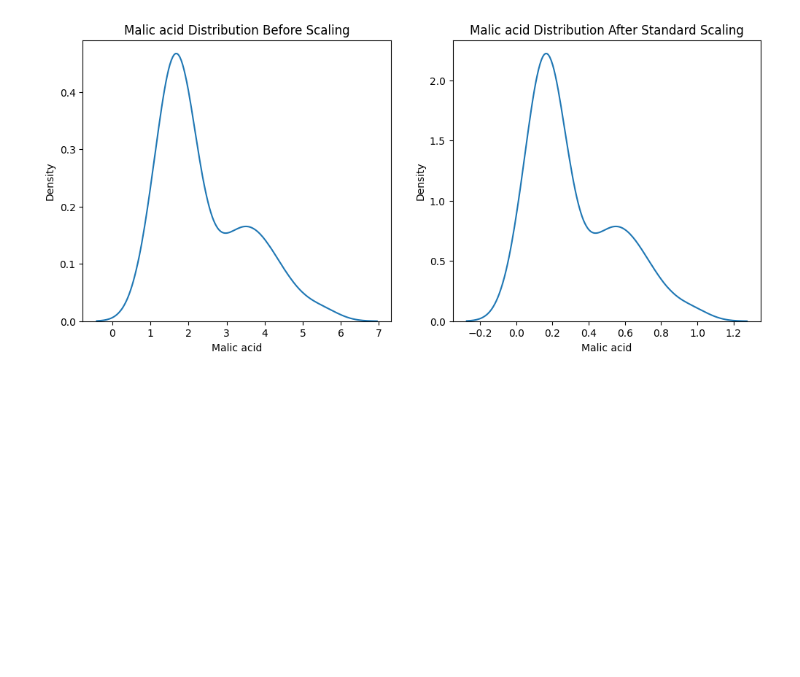
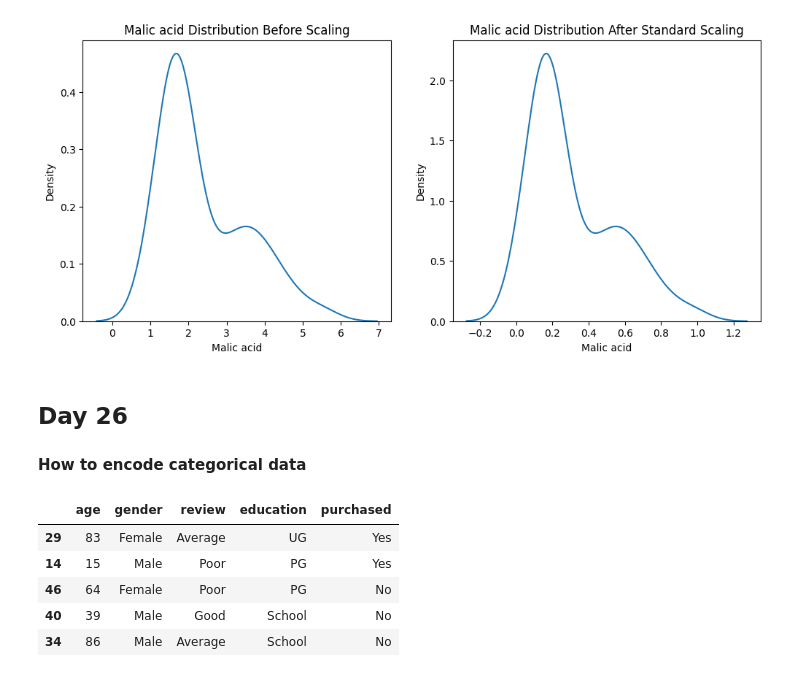
Before and after one commit to panditsumit8825/Machine-Learning, a Jupyter notebook: end_to_end_ml.ipynb, the cells around one changed output. Drawn from its saved outputs; the diff is of its cells as text; code cells hidden in the pictures; blank space fills up the shorter version.

```diff
--- a/end_to_end_ml.ipynb
+++ b/end_to_end_ml.ipynb
@@ -1046,3 +1046,6 @@ sns.kdeplot(X_train_scaled['Malic acid'], ax=ax2)
 plt.show()
 # %% [output]
 [figure]
+# %% [markdown]
+## Day 26
+#### How to encode categorical data
@@ -1048,0 +1057,9 @@ plt.show()
+# %%
+df.sample(5)
+# %% [output]
+|  | age | gender | review | education | purchased |
+| 29 | 83 | Female | Average | UG | Yes |
+| 14 | 15 | Male | Poor | PG | Yes |
+| 46 | 64 | Female | Poor | PG | No |
+| 40 | 39 | Male | Good | School | No |
+| 34 | 86 | Male | Average | School | No |
```
Also changed, not shown: parts of 18 cells of this notebook.
